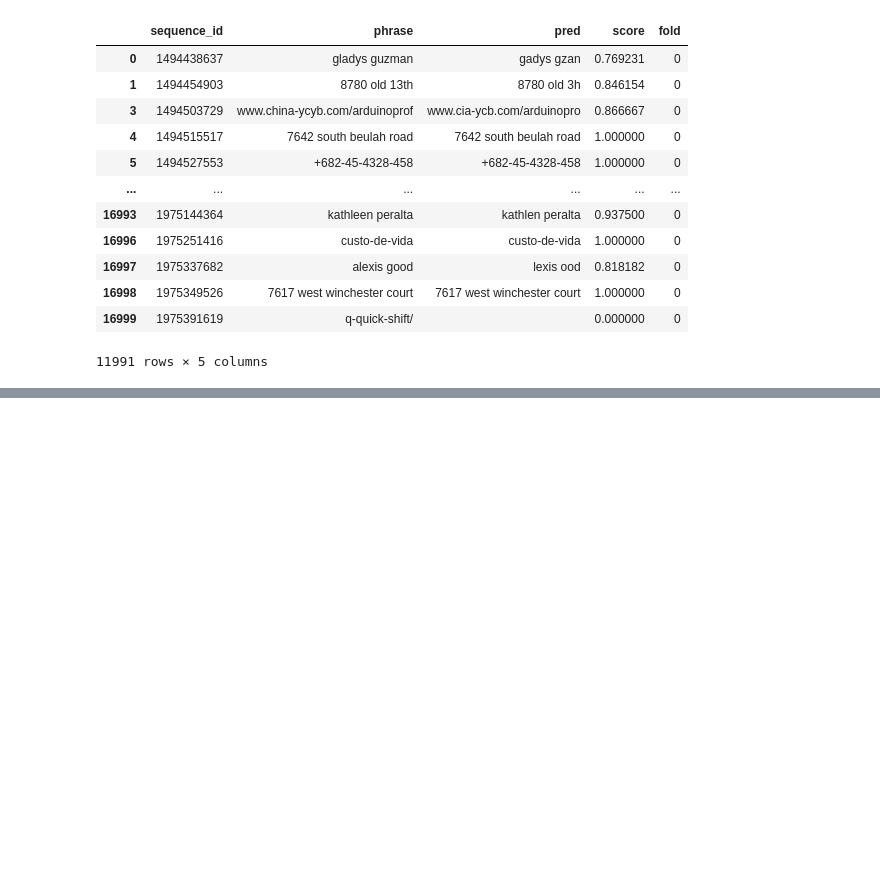
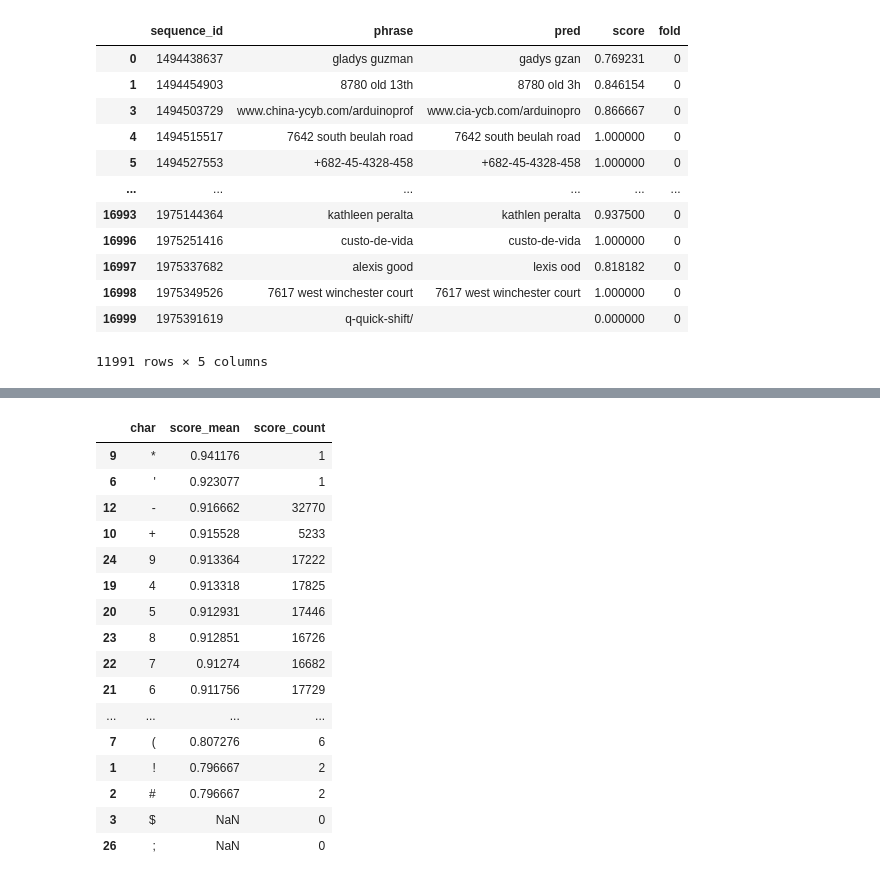
Before and after one commit to Luka-Magic/kaggle_asl2, a Jupyter notebook: exp/exp0007/check_oof.ipynb, the cells around one changed output, grey strips where cells are left out. Drawn from its saved outputs; the diff is of its cells as text; code cells hidden in the pictures; blank space fills up the shorter version.

```diff
--- a/exp/exp0007/check_oof.ipynb
+++ b/exp/exp0007/check_oof.ipynb
@@ -308,0 +393,20 @@ oof_del_df
+# %%
+char_df
+# %% [output]
+|  | char | score_mean | score_count |
+| 9 | * | 0.941176 | 1 |
+| 6 | ' | 0.923077 | 1 |
+| 12 | - | 0.916662 | 32770 |
+| 10 | + | 0.915528 | 5233 |
+| 24 | 9 | 0.913364 | 17222 |
+| 19 | 4 | 0.913318 | 17825 |
+| 20 | 5 | 0.912931 | 17446 |
+| 23 | 8 | 0.912851 | 16726 |
+| 22 | 7 | 0.91274 | 16682 |
+| 21 | 6 | 0.911756 | 17729 |
+| ... | ... | ... | ... |
+| 7 | ( | 0.807276 | 6 |
+| 1 | ! | 0.796667 | 2 |
+| 2 | # | 0.796667 | 2 |
+| 3 | $ | NaN | 0 |
+| 26 | ; | NaN | 0 |
```
Also changed, not shown: parts of 4 cells of this notebook, 4 other files.
